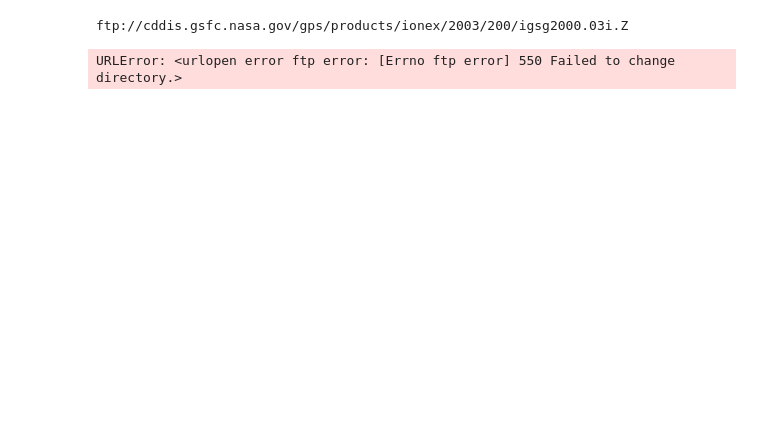
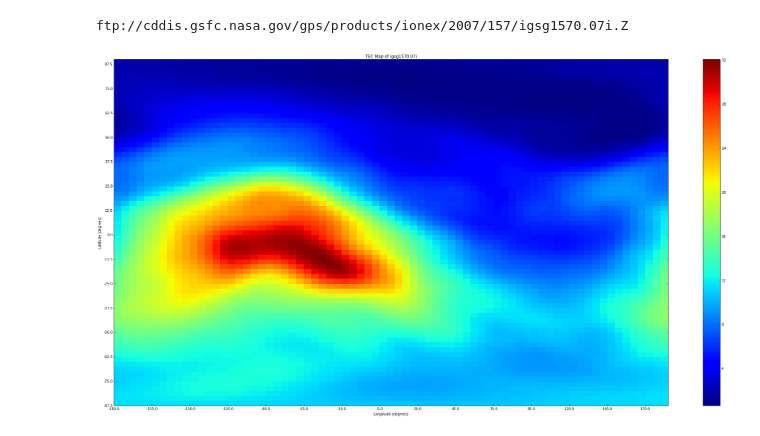
Before and after one commit to Osanyin-Taiwo-30/TEC-MAP-GENERATOR, a Jupyter notebook: tec_generator/tec_map_generator.ipynb, the cells around one changed output. Cells and saved outputs as stored; diff of their text form; code cells hidden in the pictures; blank space fills up the shorter version.

```diff
--- a/tec_generator/tec_map_generator.ipynb
+++ b/tec_generator/tec_map_generator.ipynb
@@ -5,9 +5,9 @@ display(HTML("<style>.container { width:100% !important; }</style>"))
 # %%
 from tec_map_generator import generate_tec_map, get_ionex_file
 %matplotlib inline
-ionex_file = get_ionex_file(2003, 200)
+ionex_file = get_ionex_file(2007, 157)
 ionex_file
 tecs = generate_tec_map(ionex_file, hour_in_day=19)
 # %% [output]
-ftp://cddis.gsfc.nasa.gov/gps/products/ionex/2003/200/igsg2000.03i.Z
+ftp://cddis.gsfc.nasa.gov/gps/products/ionex/2007/157/igsg1570.07i.Z
-URLError: <urlopen error ftp error: [Errno ftp error] 550 Failed to change directory.>
+[figure, added]
```
Also changed, not shown: parts of 1 cell of this notebook, 1 other file.
